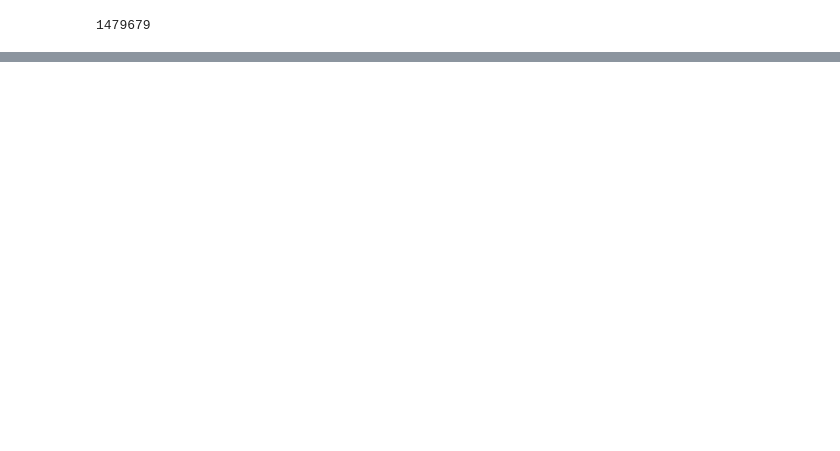
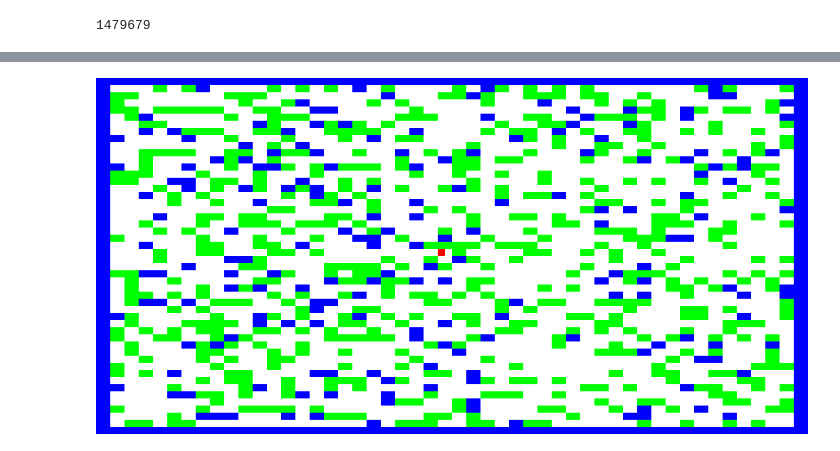
Before and after one commit to aressler38/AdventOfCode, a Jupyter notebook: 2024/src/aoc2024/day15.ipynb, the cells around one changed output, grey strips where cells are left out. Saved outputs shown, nothing was run; the diff lists cells and outputs as text; code cells hidden in the pictures; blank space fills up the shorter version.

```diff
--- a/2024/src/aoc2024/day15.ipynb
+++ b/2024/src/aoc2024/day15.ipynb
@@ -57,14 +57,9 @@ class Grid:
     def __init__(self, data: list[list[GridObject]], robot: Robot):
         self.width = len(data[0])
         self.height = len(data)
-        self.boxes: list[Box] = []
         self.data = data
         self.robot = robot
         self.debug = False
-        for row in data:
-            for grid_object in row:
-                if isinstance(grid_object, Box):
-                    self.boxes.append(grid_object)
 
     def move_object(self, direction: CardinalDirection, from_position: tuple[int, int]) -> int:
         """Return the amount of objects moved"""
@@ -75,22 +70,21 @@ class Grid:
         except IndexError:
             return 0
 
-        objects_moved = 0
         if isinstance(next_object, EmptySquare):
             self.data[from_position[0]][from_position[1]] = next_object
             self.data[next_position[0]][next_position[1]] = grid_object
             grid_object.position = next_position
             next_object.position = from_position
-            objects_moved += 1
+            return 1
         elif isinstance(next_object, Box):
-            objects_moved += self.move_object(direction, next_position)
+            objects_moved = self.move_object(direction, next_position)
             if objects_moved > 0:
                 objects_moved += self.move_object(direction, from_position)
+            return objects_moved
         elif isinstance(next_object, Wall):
             return 0
         else:
             raise ValueError(f'Unexpected object type: {type(next_object)}')
-        return objects_moved
 
     def run_robot(self):
         i = 0
@@ -185,0 +409,5 @@ print(box_sum)
+# %%
+grid = load_input()
+grid.visualize()
+# %% [output]
+[figure, added]
```
Also changed, not shown: parts of 7 cells of this notebook, 1 other file.
